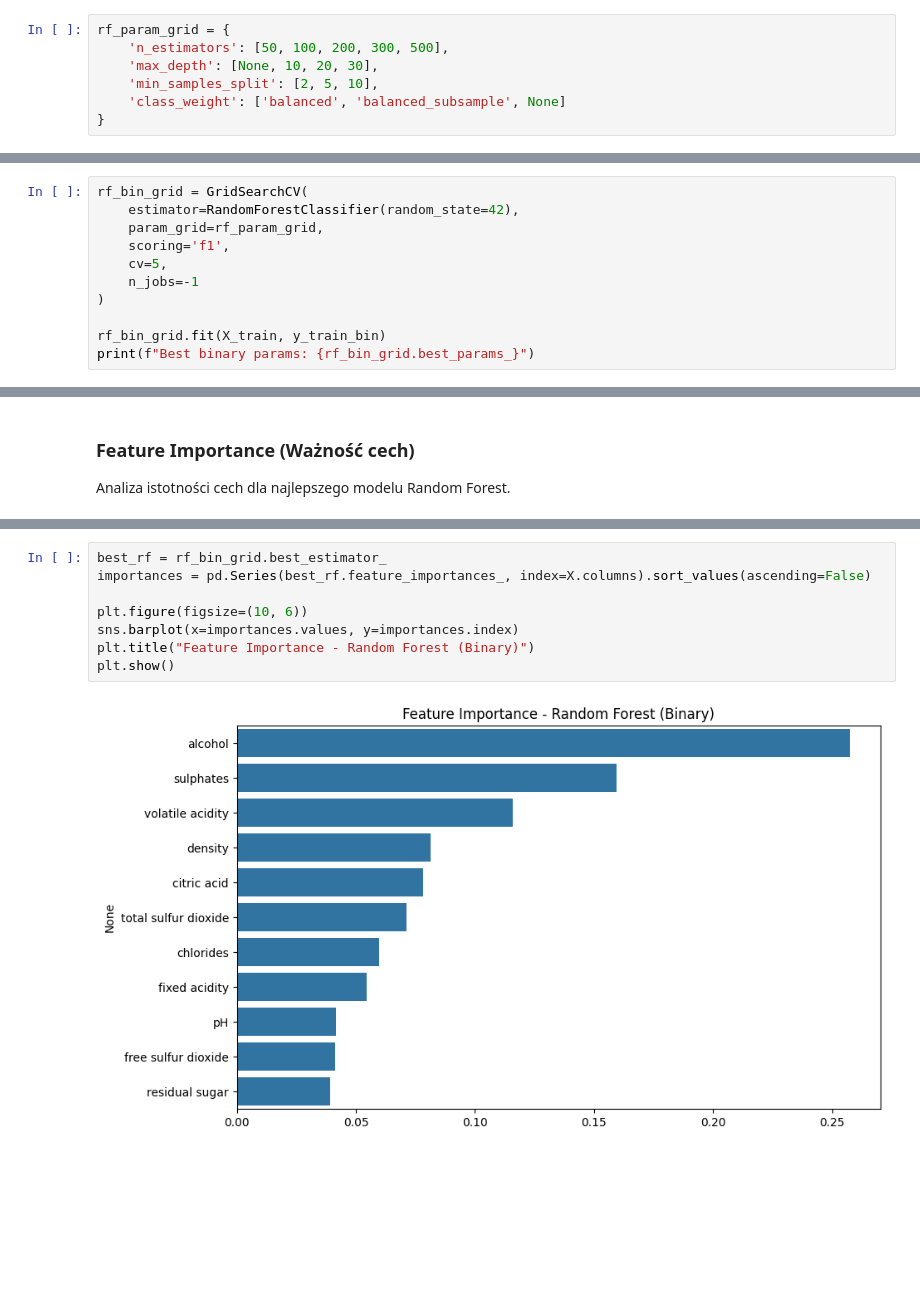
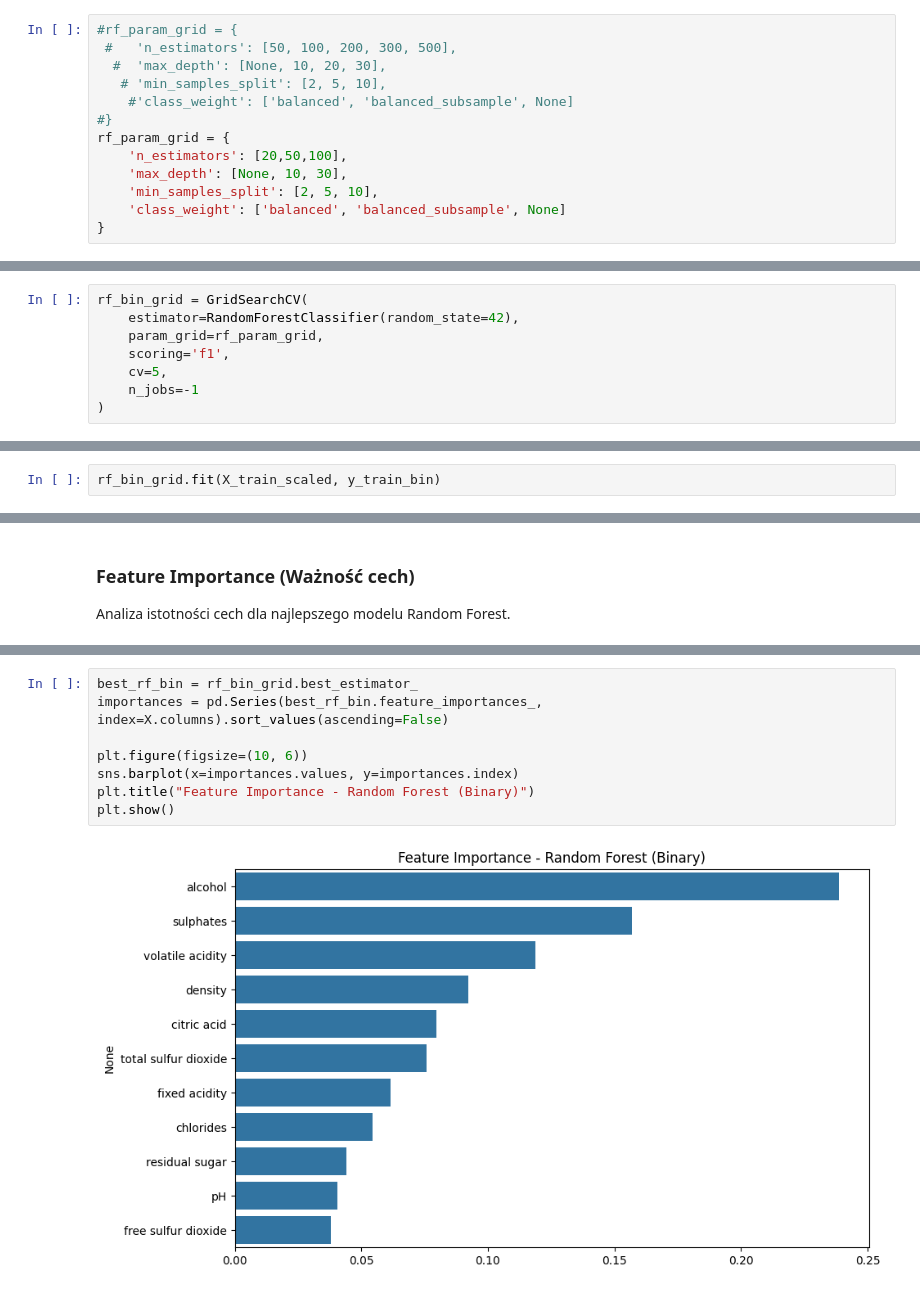
Before and after one commit to KluskaGit/Red-Wine-Classification, a Jupyter notebook: raport.ipynb, the cells around one changed output, grey strips where cells are left out. Saved outputs shown, nothing was run; the diff lists cells and outputs as text; blank space fills up the shorter version.

```diff
--- a/raport.ipynb
+++ b/raport.ipynb
@@ -655,9 +655,15 @@ Model SVC w binarnej klasyfikacji poradził sobie bardzo dobrze. O wiele lepiej
 # %%
 from sklearn.ensemble import RandomForestClassifier
 # %%
+#rf_param_grid = {
+ #   'n_estimators': [50, 100, 200, 300, 500],
+  #  'max_depth': [None, 10, 20, 30],
+   # 'min_samples_split': [2, 5, 10],
+    #'class_weight': ['balanced', 'balanced_subsample', None]
+#}
 rf_param_grid = {
-    'n_estimators': [50, 100, 200, 300, 500],
-    'max_depth': [None, 10, 20, 30],
+    'n_estimators': [20,50,100],
+    'max_depth': [None, 10, 30],
     'min_samples_split': [2, 5, 10],
     'class_weight': ['balanced', 'balanced_subsample', None]
 }
@@ -726,6 +732,3 @@ rf_bin_grid = GridSearchCV(
     cv=5,
     n_jobs=-1
 )
-
-rf_bin_grid.fit(X_train, y_train_bin)
-print(f"Best binary params: {rf_bin_grid.best_params_}")
@@ -733,0 +735,2 @@ Best binary params: {'class_weight': 'balanced', 'max_depth': 10, 'min_samples_s
+# %%
+rf_bin_grid.fit(X_train_scaled, y_train_bin)
@@ -752,10 +787,10 @@ Analiza istotności cech dla najlepszego modelu Random Forest.
 # %%
-best_rf = rf_bin_grid.best_estimator_
-importances = pd.Series(best_rf.feature_importances_, index=X.columns).sort_values(ascending=False)
+best_rf_bin = rf_bin_grid.best_estimator_
+importances = pd.Series(best_rf_bin.feature_importances_, index=X.columns).sort_values(ascending=False)
 
 plt.figure(figsize=(10, 6))
 sns.barplot(x=importances.values, y=importances.index)
 plt.title("Feature Importance - Random Forest (Binary)")
 plt.show()
 # %% [output]
-[figure, old version]
+[figure, new version]
```
Also changed, not shown: parts of 15 cells of this notebook.
